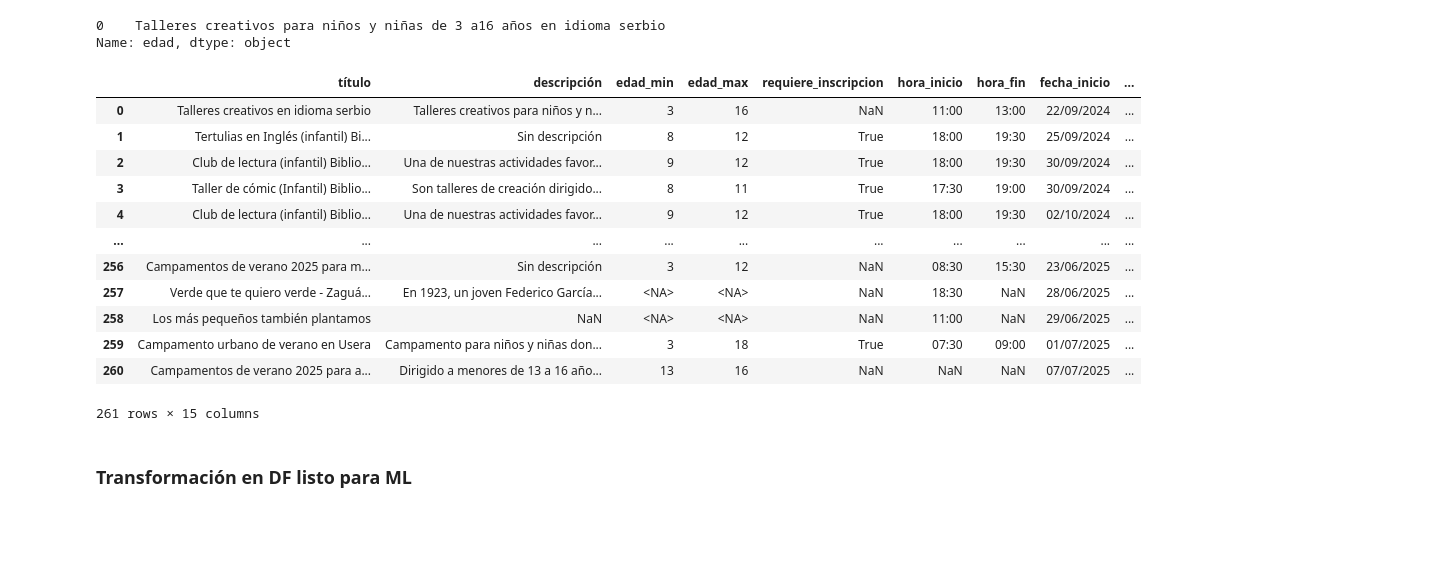
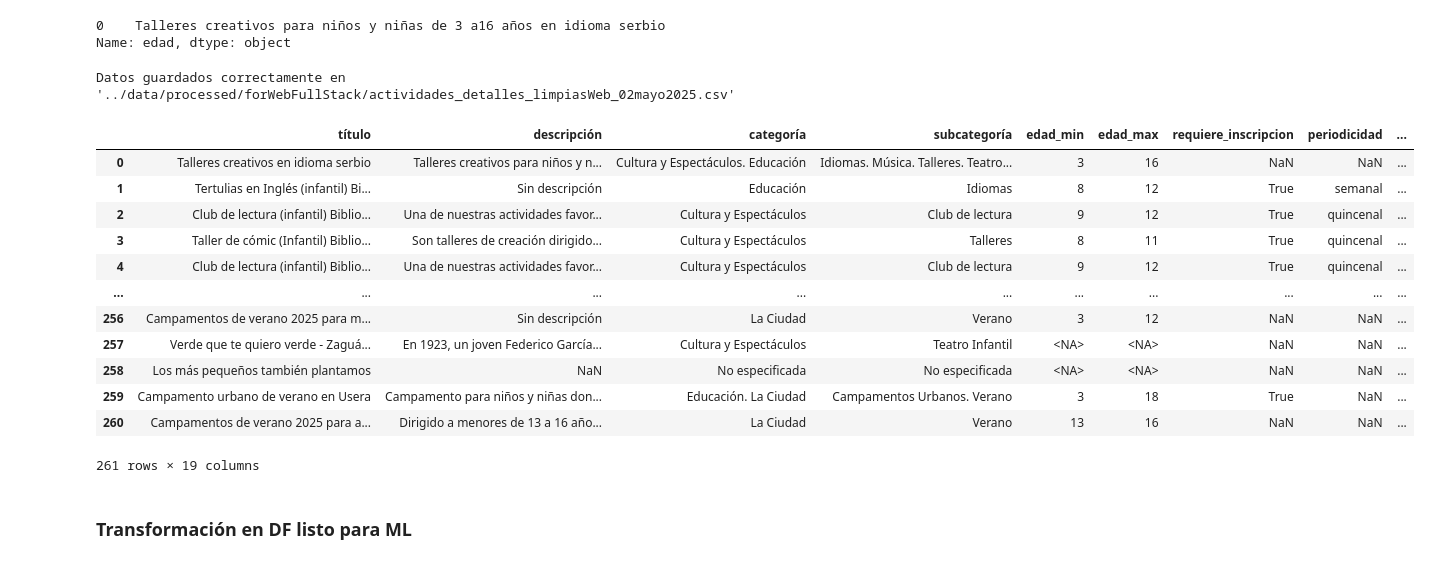
Before and after one commit to abdonrb/desafio_tripulaciones, a Jupyter notebook: notebooks/05_Datos_Detallados_Actividades_Infantiles_Madrid_WS_agv.ipynb, the cells around one changed output. Saved outputs shown, nothing was run; the diff lists cells and outputs as text; code cells hidden in the pictures; blank space fills up the shorter version.

Commit message:
Upload_agv(03mayo25)

```diff
--- a/notebooks/05_Datos_Detallados_Actividades_Infantiles_Madrid_WS_agv.ipynb
+++ b/notebooks/05_Datos_Detallados_Actividades_Infantiles_Madrid_WS_agv.ipynb
@@ -1125,3 +1234,6 @@ df_depurado[df_depurado['precio_valor'] == 10.0]
+# %%
+pd.set_option('display.max_columns', None)
+pd.set_option('display.max_colwidth', None)
 # %%
 df_depurado.head(1)
 # %% [output]
@@ -1143,31 +1254,46 @@ df_depurado.head(1)['edad']
 Name: edad, dtype: object
 # %%
 pd.reset_option('display.max_colwidth')
+pd.reset_option('display.max_columns')
+# %%
+# para guardar para Web Full Stack
+directorio = '../data/processed/forWebFullStack/'
+# Comprobar si el directorio existe, si no, crearlo
+os.makedirs(directorio, exist_ok=True)
+
+nombre_archivo = f'{directorio}actividades_detalles_limpiasWeb_02mayo2025.csv'
+
+df_depurado.to_csv(nombre_archivo, index=False, encoding='utf-8-sig')
+print(f"\nDatos guardados correctamente en '{nombre_archivo}'")
+# %% [output]
+Datos guardados correctamente en '../data/processed/forWebFullStack/actividades_detalles_limpiasWeb_02mayo2025.csv'
 # %%
+# CÓdigo ejecución OPCIONAL: para eliminar las columnas ya procesadas, y dejar el df mejor visualizable
+
 columnas_a_eliminar = [
-    'edad', 'inscripción', 'periodicidad', 'día_días',
-    'horario', 'fecha', 'lugar_nombre', 'lugar_dirección', 'precio', 'recomendación',
-    'url_ampliar_info', 'url_actividad',
+    'edad', 'inscripción', 'horario', 'fecha',
+    'lugar_nombre', 'lugar_dirección', 'precio', 'recomendación',
+    'url_imagen', 'url_ampliar_info', 'url_actividad',
 ]
 
 # Verificar qué columnas existen antes de eliminarlas
 cols_to_drop = [col for col in columnas_a_eliminar if col in df_depurado.columns]
 df_depurado2 = df_depurado.drop(columns=cols_to_drop)
 df_depurado2
 # %% [output]
-|  | título | descripción | edad_min | edad_max | requiere_inscripcion | hora_inicio | hora_fin | fecha_inicio | ... |
-| 0 | Talleres creativos en idioma serbio | Talleres creativos para niños y n... | 3 | 16 | NaN | 11:00 | 13:00 | 22/09/2024 | ... |
-| 1 | Tertulias en Inglés (infantil) Bi... | Sin descripción | 8 | 12 | True | 18:00 | 19:30 | 25/09/2024 | ... |
-| 2 | Club de lectura (infantil) Biblio... | Una de nuestras actividades favor... | 9 | 12 | True | 18:00 | 19:30 | 30/09/2024 | ... |
-| 3 | Taller de cómic (Infantil) Biblio... | Son talleres de creación dirigido... | 8 | 11 | True | 17:30 | 19:00 | 30/09/2024 | ... |
-| 4 | Club de lectura (infantil) Biblio... | Una de nuestras actividades favor... | 9 | 12 | True | 18:00 | 19:30 | 02/10/2024 | ... |
+|  | título | descripción | categoría | subcategoría | edad_min | edad_max | requiere_inscripcion | periodicidad | ... |
+| 0 | Talleres creativos en idioma serbio | Talleres creativos para niños y n... | Cultura y Espectáculos. Educación | Idiomas. Música. Talleres. Teatro... | 3 | 16 | NaN | NaN | ... |
+| 1 | Tertulias en Inglés (infantil) Bi... | Sin descripción | Educación | Idiomas | 8 | 12 | True | semanal | ... |
+| 2 | Club de lectura (infantil) Biblio... | Una de nuestras actividades favor... | Cultura y Espectáculos | Club de lectura | 9 | 12 | True | quincenal | ... |
+| 3 | Taller de cómic (Infantil) Biblio... | Son talleres de creación dirigido... | Cultura y Espectáculos | Talleres | 8 | 11 | True | quincenal | ... |
+| 4 | Club de lectura (infantil) Biblio... | Una de nuestras actividades favor... | Cultura y Espectáculos | Club de lectura | 9 | 12 | True | quincenal | ... |
 | ... | ... | ... | ... | ... | ... | ... | ... | ... | ... |
-| 256 | Campamentos de verano 2025 para m... | Sin descripción | 3 | 12 | NaN | 08:30 | 15:30 | 23/06/2025 | ... |
-| 257 | Verde que te quiero verde - Zaguá... | En 1923, un joven Federico García... | <NA> | <NA> | NaN | 18:30 | NaN | 28/06/2025 | ... |
-| 258 | Los más pequeños también plantamos | NaN | <NA> | <NA> | NaN | 11:00 | NaN | 29/06/2025 | ... |
-| 259 | Campamento urbano de verano en Usera | Campamento para niños y niñas don... | 3 | 18 | True | 07:30 | 09:00 | 01/07/2025 | ... |
-| 260 | Campamentos de verano 2025 para a... | Dirigido a menores de 13 a 16 año... | 13 | 16 | NaN | NaN | NaN | 07/07/2025 | ... |
+| 256 | Campamentos de verano 2025 para m... | Sin descripción | La Ciudad | Verano | 3 | 12 | NaN | NaN | ... |
+| 257 | Verde que te quiero verde - Zaguá... | En 1923, un joven Federico García... | Cultura y Espectáculos | Teatro Infantil | <NA> | <NA> | NaN | NaN | ... |
+| 258 | Los más pequeños también plantamos | NaN | No especificada | No especificada | <NA> | <NA> | NaN | NaN | ... |
+| 259 | Campamento urbano de verano en Usera | Campamento para niños y niñas don... | Educación. La Ciudad | Campamentos Urbanos. Verano | 3 | 18 | True | NaN | ... |
+| 260 | Campamentos de verano 2025 para a... | Dirigido a menores de 13 a 16 año... | La Ciudad | Verano | 13 | 16 | NaN | NaN | ... |
-261 rows × 15 columns
+261 rows × 19 columns
 # %% [markdown]
 ### Transformación en DF listo para ML
 # %% [markdown]
```
Also changed, not shown: parts of 14 cells of this notebook, 4 other files.
